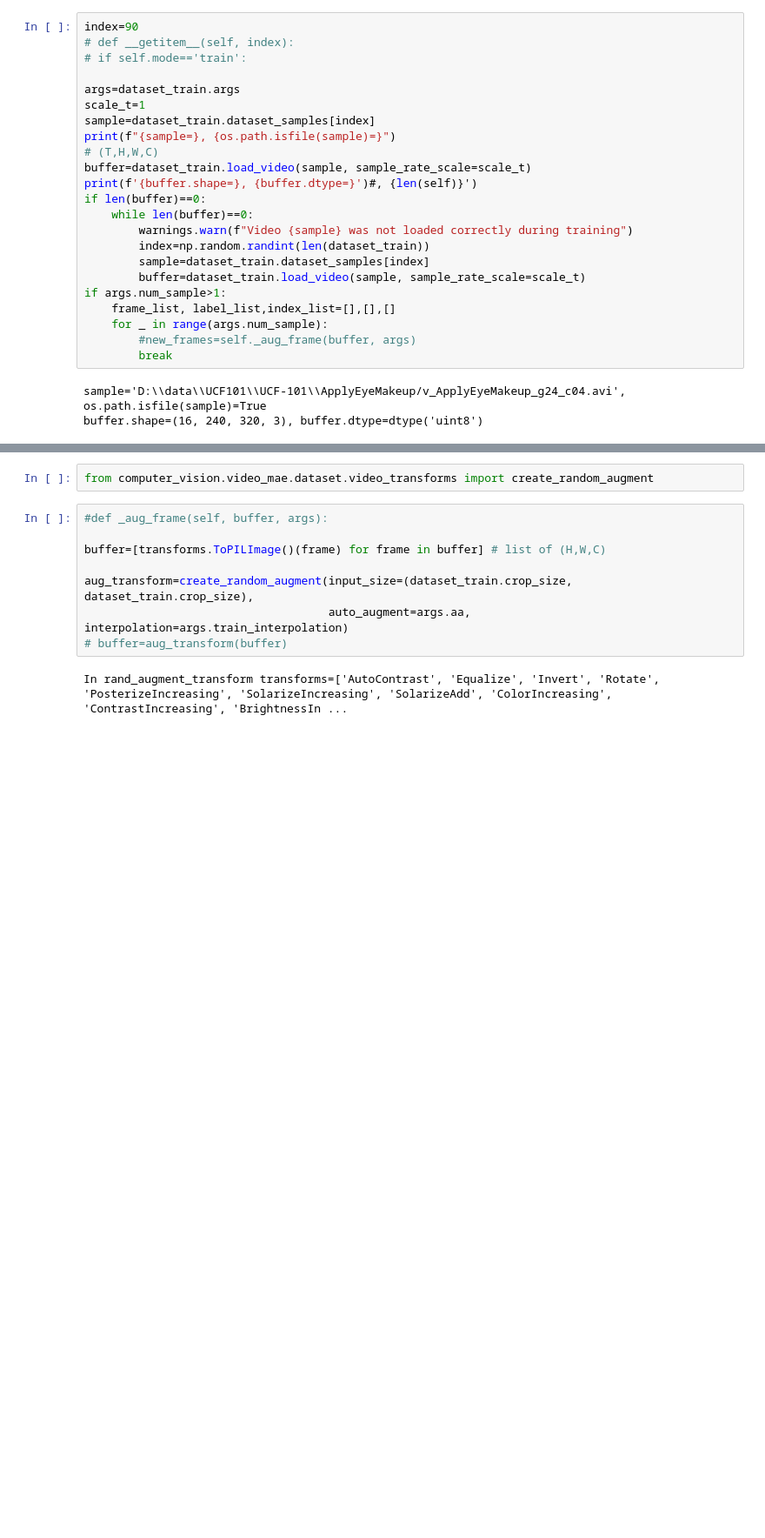
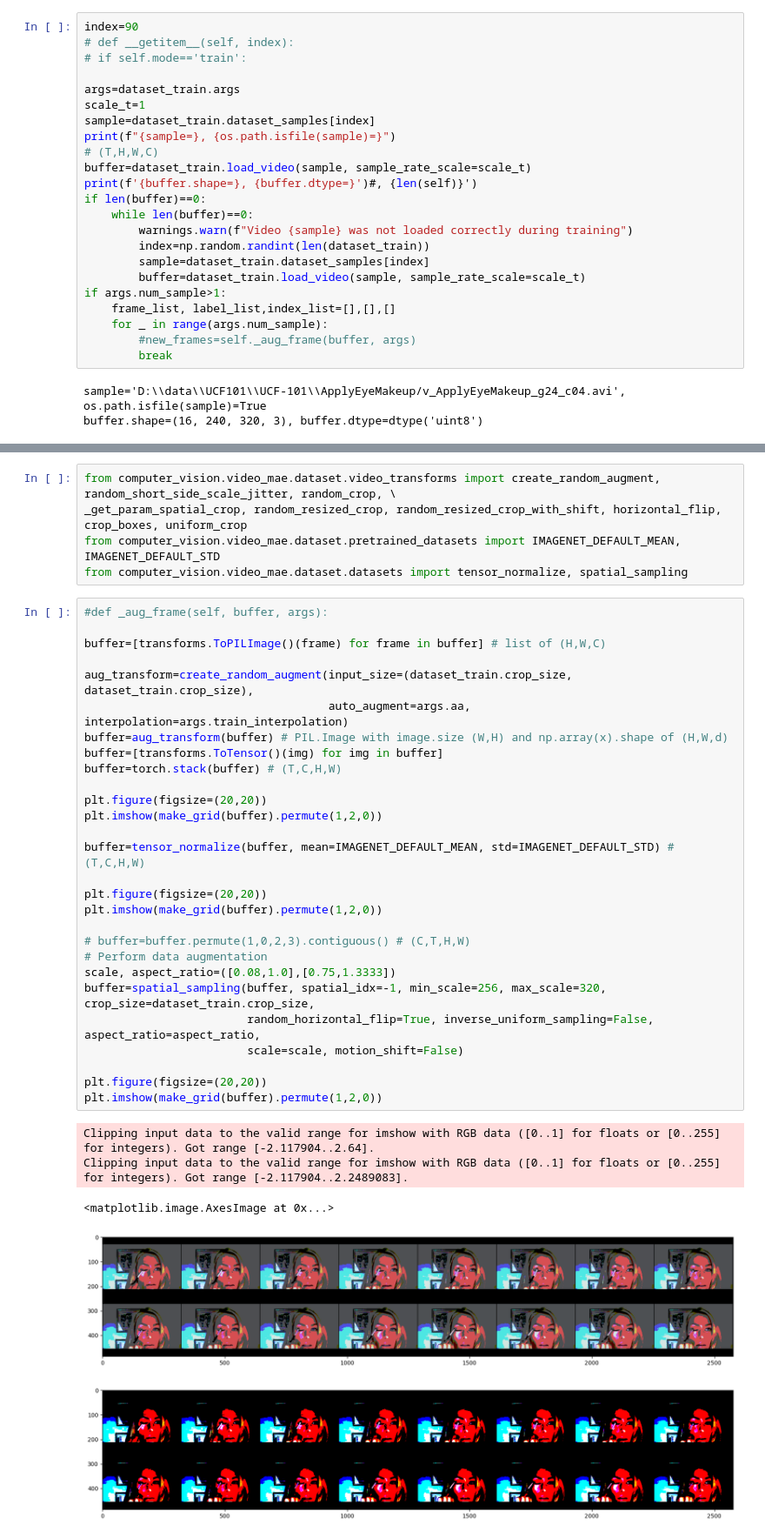
Before and after one commit to s-reaungamornrat/computer_vision, a Jupyter notebook: video_mae/notebook/dataset/FinetuneTrainAugFrame.ipynb, the cells around one changed output, grey strips where cells are left out. Shown at 87% size. Drawn from its saved outputs; the diff is of its cells as text; blank space fills up the shorter version.

Commit message:
dev: video_mae/dataset: dataset for finetuning

```diff
--- a/video_mae/notebook/dataset/FinetuneTrainAugFrame.ipynb
+++ b/video_mae/notebook/dataset/FinetuneTrainAugFrame.ipynb
@@ -122,12 +132,39 @@ buffer.shape=(16, 240, 320, 3), buffer.dtype=dtype('uint8')
 # %%
-from computer_vision.video_mae.dataset.video_transforms import create_random_augment
+from computer_vision.video_mae.dataset.video_transforms import create_random_augment, random_short_side_scale_jitter, random_crop, \
+_get_param_spatial_crop, random_resized_crop, random_resized_crop_with_shift, horizontal_flip, crop_boxes, uniform_crop
+from computer_vision.video_mae.dataset.pretrained_datasets import IMAGENET_DEFAULT_MEAN, IMAGENET_DEFAULT_STD
+from computer_vision.video_mae.dataset.datasets import tensor_normalize, spatial_sampling
 # %%
 #def _aug_frame(self, buffer, args):
 
 buffer=[transforms.ToPILImage()(frame) for frame in buffer] # list of (H,W,C)
 
 aug_transform=create_random_augment(input_size=(dataset_train.crop_size, dataset_train.crop_size),
                                     auto_augment=args.aa, interpolation=args.train_interpolation)
-# buffer=aug_transform(buffer)
+buffer=aug_transform(buffer) # PIL.Image with image.size (W,H) and np.array(x).shape of (H,W,d)
+buffer=[transforms.ToTensor()(img) for img in buffer]
+buffer=torch.stack(buffer) # (T,C,H,W)
+
+plt.figure(figsize=(20,20))
+plt.imshow(make_grid(buffer).permute(1,2,0))
+
+buffer=tensor_normalize(buffer, mean=IMAGENET_DEFAULT_MEAN, std=IMAGENET_DEFAULT_STD) # (T,C,H,W)
+
+plt.figure(figsize=(20,20))
+plt.imshow(make_grid(buffer).permute(1,2,0))
+
+# buffer=buffer.permute(1,0,2,3).contiguous() # (C,T,H,W)
+# Perform data augmentation
+scale, aspect_ratio=([0.08,1.0],[0.75,1.3333])
+buffer=spatial_sampling(buffer, spatial_idx=-1, min_scale=256, max_scale=320, crop_size=dataset_train.crop_size,
+                        random_horizontal_flip=True, inverse_uniform_sampling=False, aspect_ratio=aspect_ratio,
+                        scale=scale, motion_shift=False)
+
+plt.figure(figsize=(20,20))
+plt.imshow(make_grid(buffer).permute(1,2,0))
 # %% [output]
-In rand_augment_transform transforms=['AutoContrast', 'Equalize', 'Invert', 'Rotate', 'PosterizeIncreasing', 'SolarizeIncreasing', 'SolarizeAdd', 'ColorIncreasing', 'ContrastIncreasing', 'BrightnessIn ...
+Clipping input data to the valid range for imshow with RGB data ([0..1] for floats or [0..255] for integers). Got range [-2.117904..2.64].
+Clipping input data to the valid range for imshow with RGB data ([0..1] for floats or [0..255] for integers). Got range [-2.117904..2.2489083].
+<matplotlib.image.AxesImage at 0x...>
+[figure, added]
+[figure, added]
```
Also changed, not shown: parts of 9 cells of this notebook, 4 other files.
